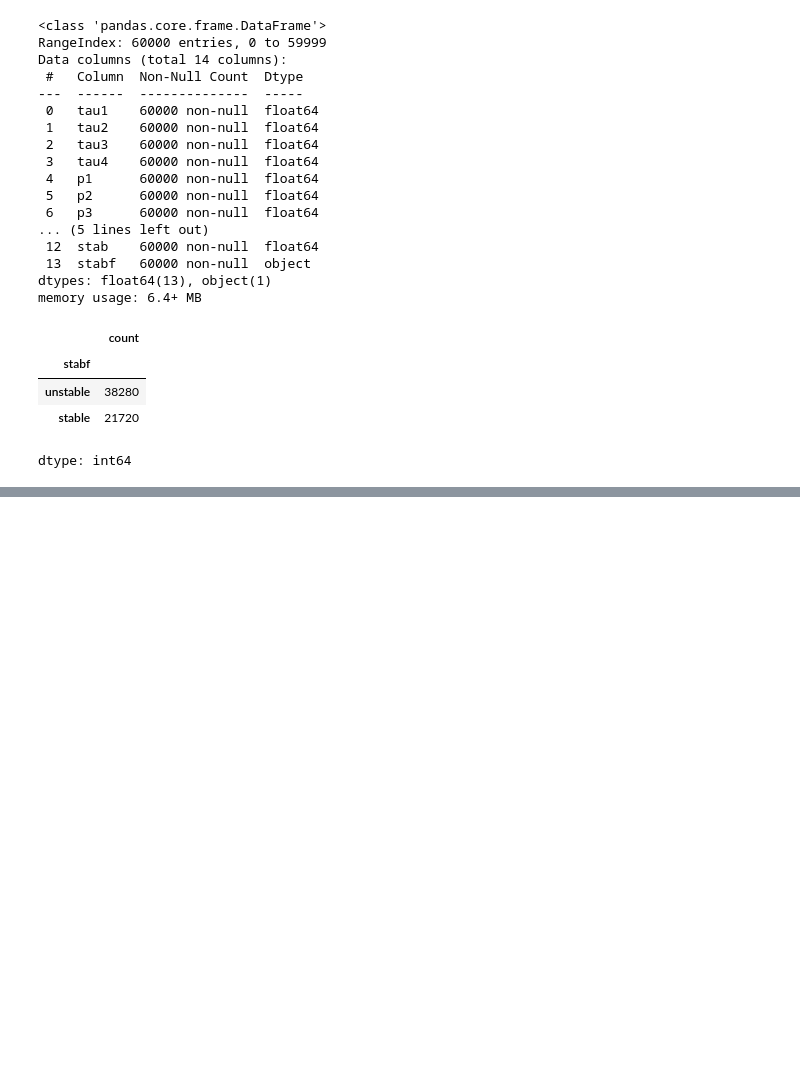
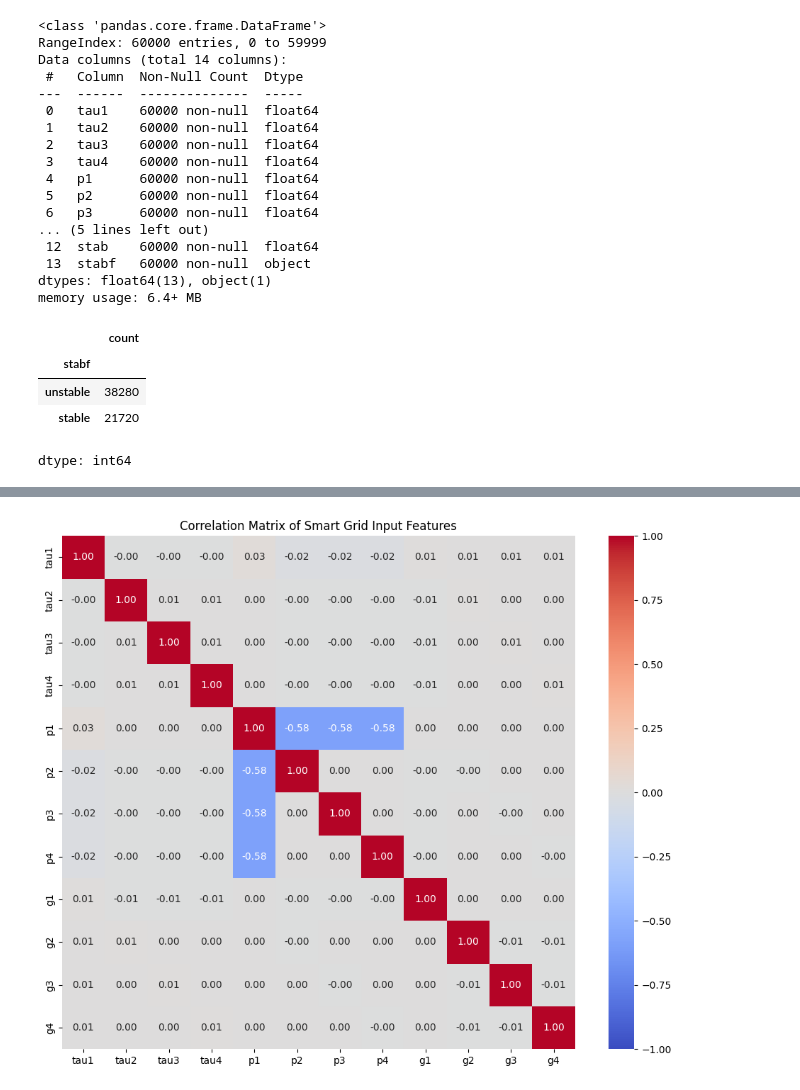
Before and after one commit to sabbirpuspo/smart-grid-stability-ml-benchmark, a Jupyter notebook: smart_grid_stability_ml_benchmark.ipynb, the cells around one changed output, grey strips where cells are left out. Cells and saved outputs as stored; diff of their text form; code cells hidden in the pictures; blank space fills up the shorter version.

```diff
--- a/smart_grid_stability_ml_benchmark.ipynb
+++ b/smart_grid_stability_ml_benchmark.ipynb
@@ -120,0 +319,6 @@ dtype: int64
+# %%
+# Calculate correlations between the 12 input features
+correlation_matrix = X.corr()
+
+# Display the correlation matrix
+print(correlation_matrix.round(2))
@@ -120,0 +339,22 @@ dtype: int64
+# %%
+import matplotlib.pyplot as plt
+import seaborn as sns
+
+plt.figure(figsize=(10, 8))
+
+sns.heatmap(
+    correlation_matrix,
+    annot=True,
+    fmt=".2f",
+    cmap="coolwarm",
+    vmin=-1,
+    vmax=1,
+    center=0,
+    square=True
+)
+
+plt.title("Correlation Matrix of Smart Grid Input Features")
+plt.tight_layout()
+plt.show()
+# %% [output]
+[figure, added]
```
Also changed, not shown: parts of 10 cells of this notebook.
